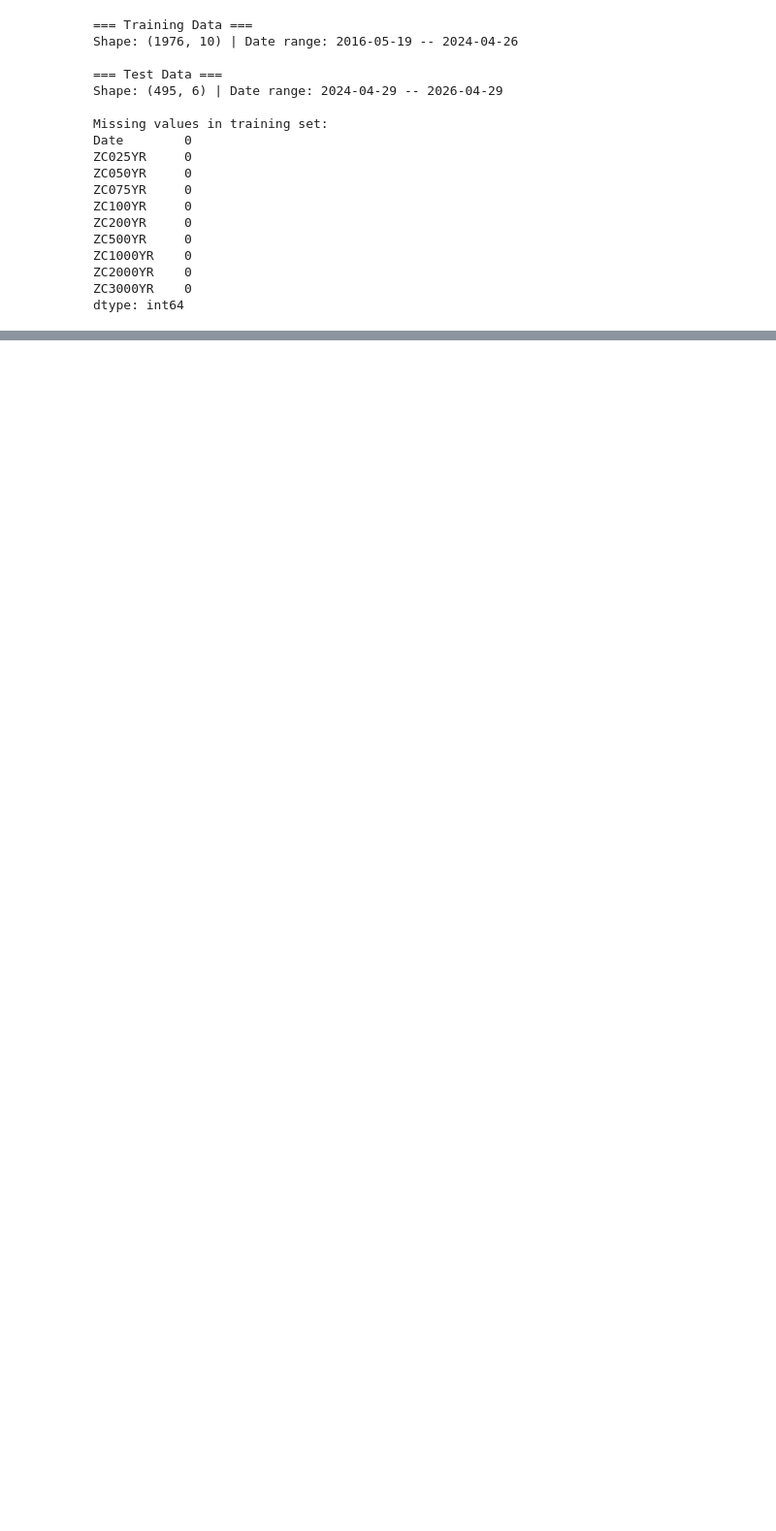
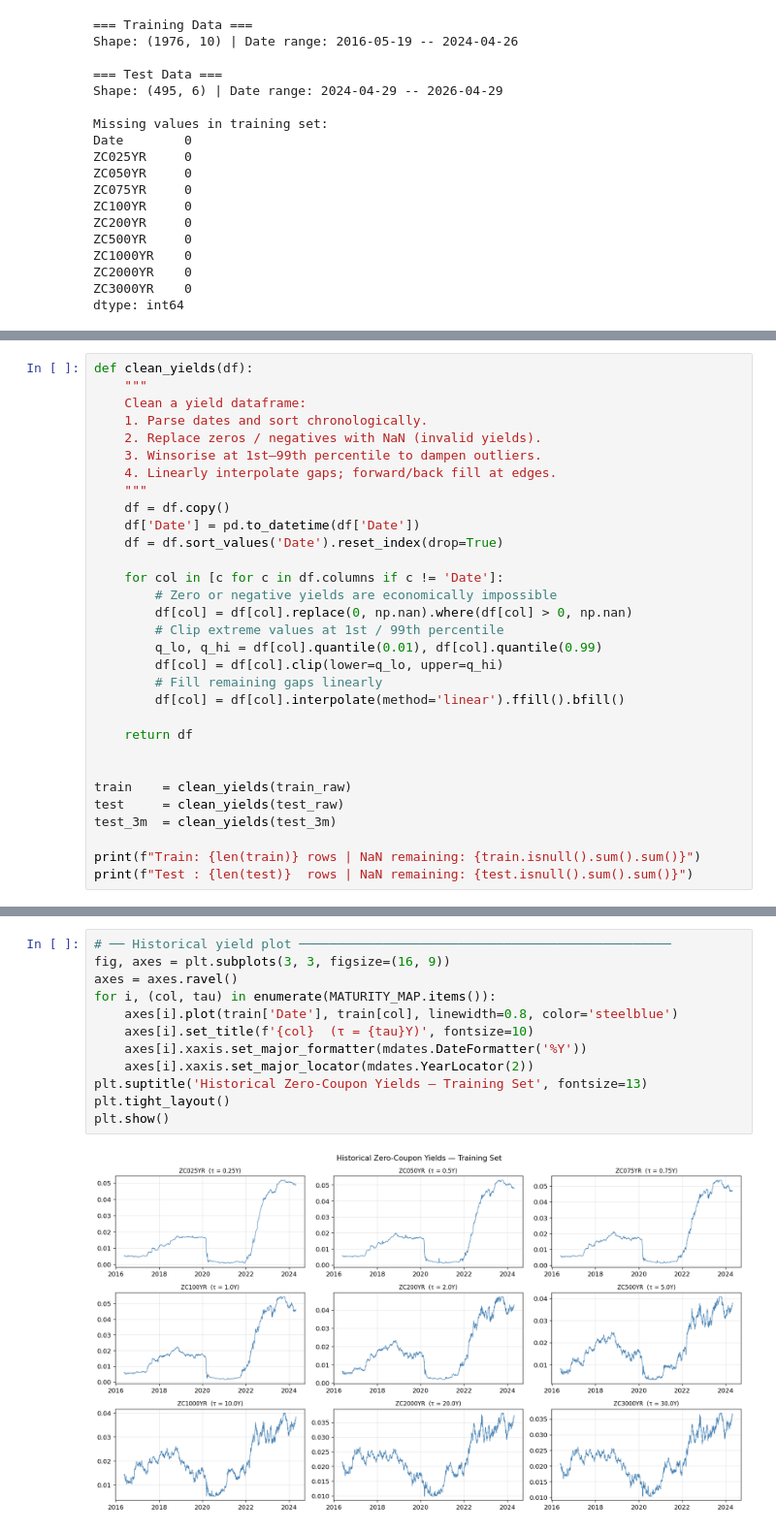
Before and after one commit to lokifergusion9/Project-Stochastic-Interest-Rate-Modelling-and-Prediction, a Jupyter notebook: CIR.Interest.Rate.Modelling.ipynb, the cells around one changed output, grey strips where cells are left out. Shown at 97% size. Cells and saved outputs as stored; diff of their text form; blank space fills up the shorter version.

```diff
--- a/CIR.Interest.Rate.Modelling.ipynb
+++ b/CIR.Interest.Rate.Modelling.ipynb
@@ -81,0 +95,31 @@ dtype: int64
+# %%
+def clean_yields(df):
+    """
+    Clean a yield dataframe:
+    1. Parse dates and sort chronologically.
+    2. Replace zeros / negatives with NaN (invalid yields).
+    3. Winsorise at 1st–99th percentile to dampen outliers.
+    4. Linearly interpolate gaps; forward/back fill at edges.
+    """
+    df = df.copy()
+    df['Date'] = pd.to_datetime(df['Date'])
+    df = df.sort_values('Date').reset_index(drop=True)
+
+    for col in [c for c in df.columns if c != 'Date']:
+        # Zero or negative yields are economically impossible
+        df[col] = df[col].replace(0, np.nan).where(df[col] > 0, np.nan)
+        # Clip extreme values at 1st / 99th percentile
+        q_lo, q_hi = df[col].quantile(0.01), df[col].quantile(0.99)
+        df[col] = df[col].clip(lower=q_lo, upper=q_hi)
+        # Fill remaining gaps linearly
+        df[col] = df[col].interpolate(method='linear').ffill().bfill()
+
+    return df
+
+
+train    = clean_yields(train_raw)
+test     = clean_yields(test_raw)
+test_3m  = clean_yields(test_3m)
+
+print(f"Train: {len(train)} rows | NaN remaining: {train.isnull().sum().sum()}")
+print(f"Test : {len(test)}  rows | NaN remaining: {test.isnull().sum().sum()}")
@@ -81,0 +129,14 @@ dtype: int64
+# %%
+# ── Historical yield plot ─────────────────────────────────────────────────
+fig, axes = plt.subplots(3, 3, figsize=(16, 9))
+axes = axes.ravel()
+for i, (col, tau) in enumerate(MATURITY_MAP.items()):
+    axes[i].plot(train['Date'], train[col], linewidth=0.8, color='steelblue')
+    axes[i].set_title(f'{col}  (τ = {tau}Y)', fontsize=10)
+    axes[i].xaxis.set_major_formatter(mdates.DateFormatter('%Y'))
+    axes[i].xaxis.set_major_locator(mdates.YearLocator(2))
+plt.suptitle('Historical Zero-Coupon Yields — Training Set', fontsize=13)
+plt.tight_layout()
+plt.show()
+# %% [output]
+[figure, added]
```
Also changed, not shown: parts of 3 cells of this notebook.
